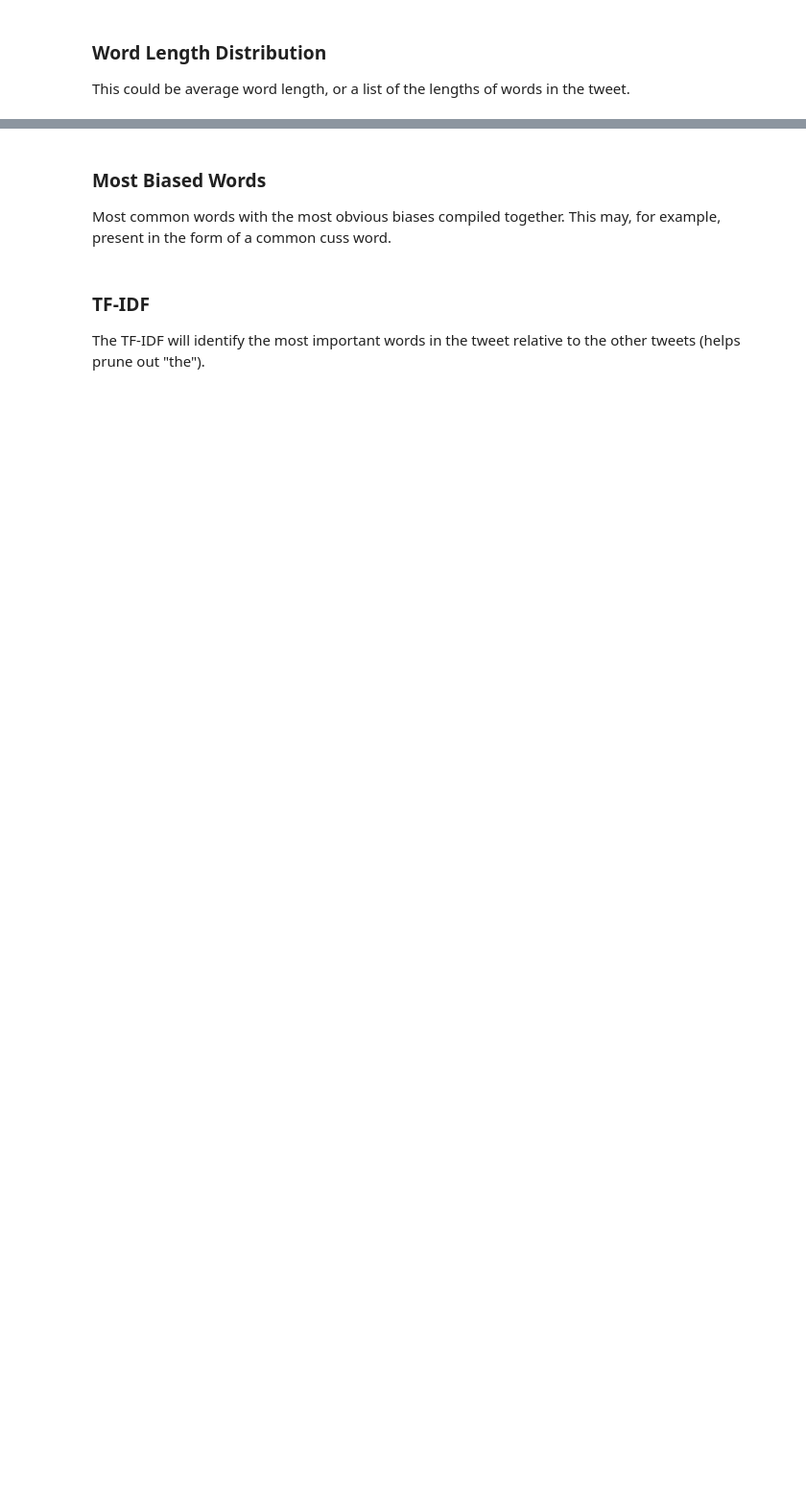
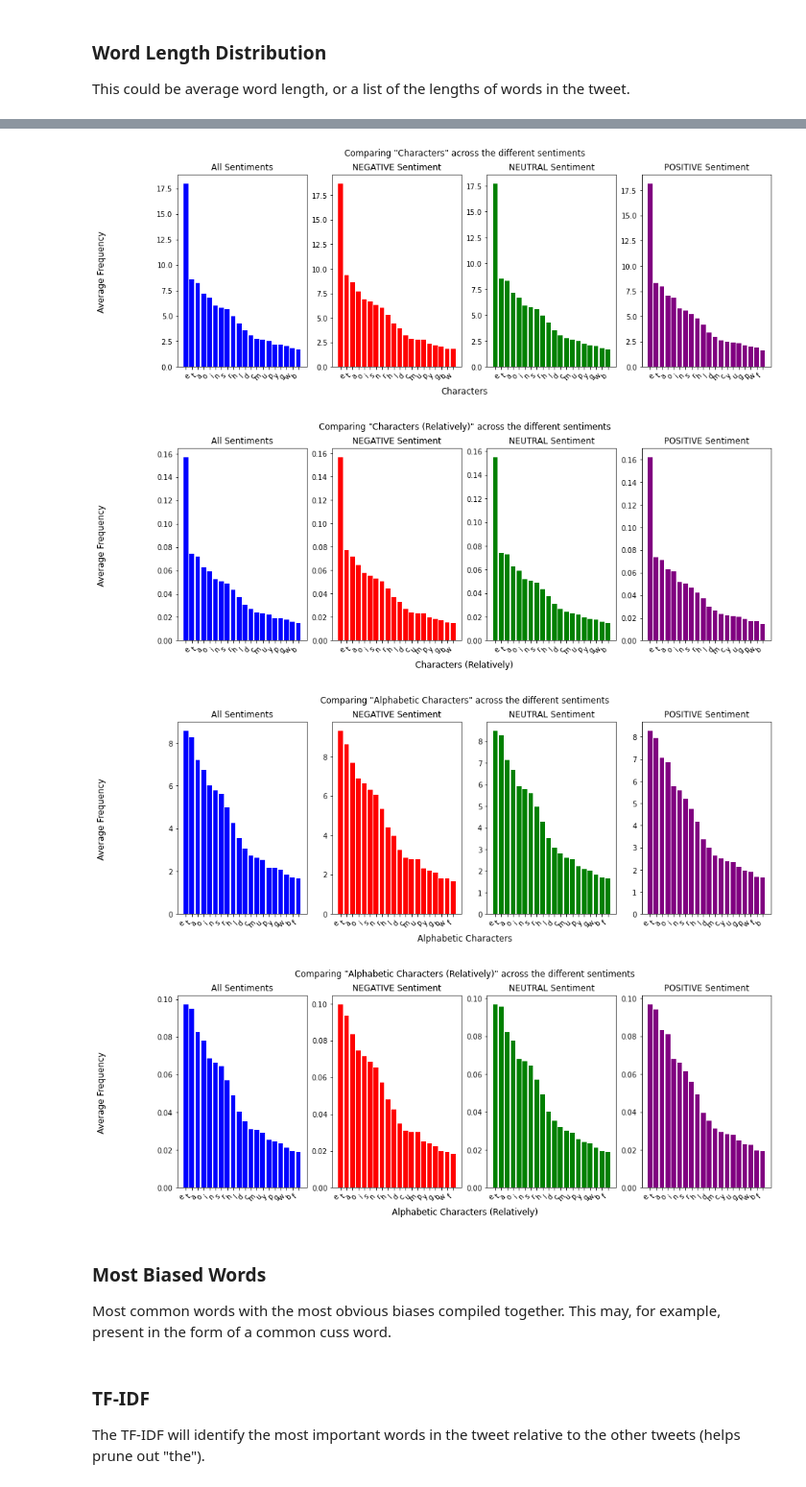
Before and after one commit to DigitalData/unimelb.comp30027.ml-assignment-2, a Jupyter notebook: code/feature-analysis.ipynb, the cells around one changed output, grey strips where cells are left out. Shown at 96% size. Saved outputs shown, nothing was run; the diff lists cells and outputs as text; code cells hidden in the pictures; blank space fills up the shorter version.

```diff
--- a/code/feature-analysis.ipynb
+++ b/code/feature-analysis.ipynb
@@ -228,3 +258,79 @@ compare_bar_graphs(dict_character_counts, label = "Characters", separate=True)
+# %%
+# define a dictionary of arrays of relative/absolute frequencies per tweet per character
+def generate_char_freq_dict(tweet_frame, relative = True, alphabetic = False):
+    # extract tweets and words
+    tweets, word_lists = tweets_word_lists(tweet_frame)
+
+    # create a default dict
+    dict_character_freqs = zero_default_dict(tweets)
+
+    # relative freq and alphabetic prefix
+    prefix = 'charfreq.'
+    if relative: prefix += 'r.'
+    if alphabetic: prefix += 'a.'
+
+    # iterate through the tweets
+    for idx, t in enumerate(tweets):
+
+        # isolate only alphabetics
+        if alphabetic:
+            t = re.sub(r"\W", "", t)
+            t = re.sub(r"[\d_]", "", t)
+
+        # iterate through the chars in t and add to their counts
+        # then divide by the total length of the tweet (if relative)
+        if relative:
+            for c in t:
+                dict_character_freqs[prefix + c][idx] += 1 / len(t)
+        else:
+            for c in t:
+                dict_character_freqs[prefix + c][idx] += 1
+
+    return dict_character_freqs
+
+# generate training and testing frequency dicts
+train_char_freq_dict = generate_char_freq_dict(train_output, relative = False)
+train_output = append_dict(train_output, train_char_freq_dict)
+test_char_freq_dict = generate_char_freq_dict(test_output, relative = False)
+test_output = append_dict(test_output, test_char_freq_dict)
+
+# do the same for relative frequencies
+train_char_freq_dict_r = generate_char_freq_dict(train_output)
+train_output = append_dict(train_output, train_char_freq_dict_r)
+test_char_freq_dict_r = generate_char_freq_dict(test_output)
+test_output = append_dict(test_output, test_char_freq_dict_r)
+
+# generate training and testing frequency dicts for alphabetics only
+train_char_freq_dict_a = generate_char_freq_dict(train_output,
+    relative = False, alphabetic = True)
+train_output = append_dict(train_output, train_char_freq_dict)
+test_char_freq_dict_a = generate_char_freq_dict(test_output,
+    relative = False, alphabetic = True)
+test_output = append_dict(test_output, test_char_freq_dict)
+
+# do the same for relative frequencies for alphabetics only
+train_char_freq_dict_r_a = generate_char_freq_dict(train_output, alphabetic = True)
+train_output = append_dict(train_output, train_char_freq_dict_r_a)
+test_char_freq_dict_r_a = generate_char_freq_dict(test_output, alphabetic = True)
+test_output = append_dict(test_output, test_char_freq_dict_r_a)
+
+# visually compare all the lengths over the sentiments
+compare_bar_graphs(train_char_freq_dict, train_sentiments,
+    label = "Characters", separate = False, top_n=20)
+
+compare_bar_graphs(train_char_freq_dict_r, train_sentiments,
+    label = "Characters (Relatively)", separate = False, top_n=20)
+
+compare_bar_graphs(train_char_freq_dict_a, train_sentiments,
+    label = "Alphabetic Characters", separate = False, top_n=20)
+
+compare_bar_graphs(train_char_freq_dict_r_a, train_sentiments,
+    label = "Alphabetic Characters (Relatively)", separate = False, top_n=20)
+# %% [output]
+[figure, added]
+[figure, added]
+[figure, added]
+[figure, added]
 # %% [markdown]
 ### Most Biased Words
 
```
Also changed, not shown: parts of 18 cells of this notebook.
